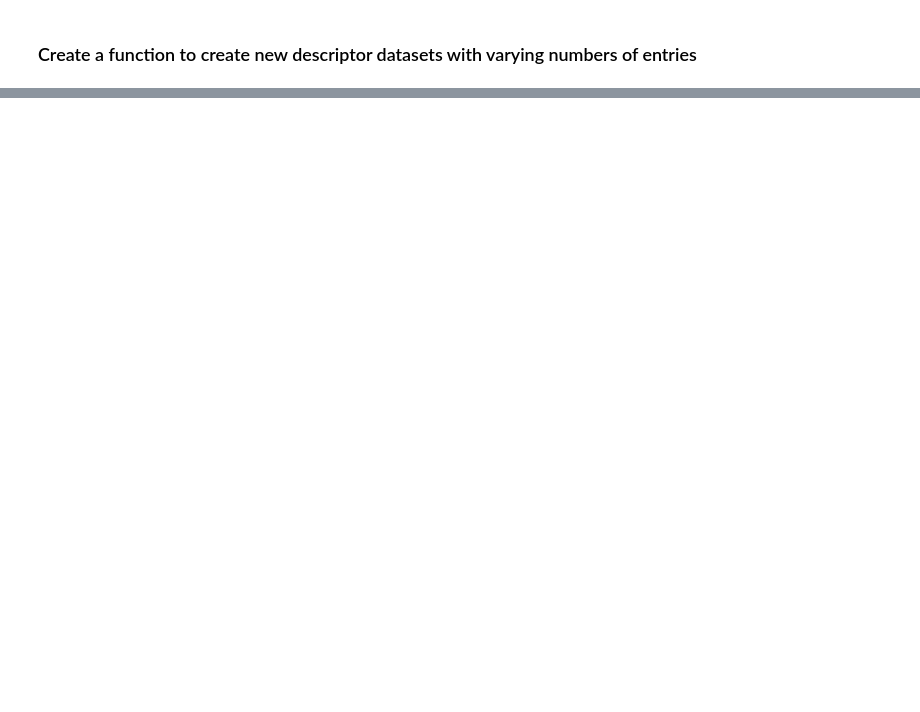
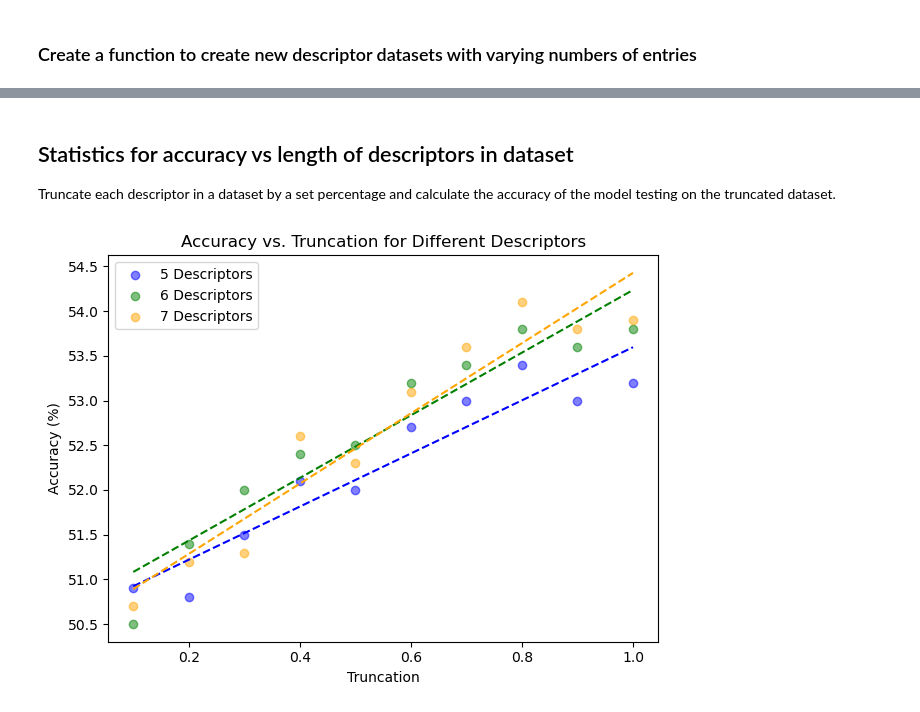
Before and after one commit to LukeHeffAI/DCLIP2, a Jupyter notebook: json_editing.ipynb, the cells around one changed output, grey strips where cells are left out. Cells and saved outputs as stored; diff of their text form; code cells hidden in the pictures; blank space fills up the shorter version.

```diff
--- a/json_editing.ipynb
+++ b/json_editing.ipynb
@@ -44,0 +152,34 @@ eight_desc_dict 8 {'Black-footed Albatross': ['Seabird with contrasting black an
+# %% [markdown]
+## Statistics for accuracy vs length of descriptors in dataset
+Truncate each descriptor in a dataset by a set percentage and calculate the accuracy of the model testing on the truncated dataset.
+# %%
+import numpy as np
+import matplotlib.pyplot as plt
+
+descriptor_count_vs_truncation_dict = {
+    "5 Descriptors": [50.9, 50.8, 51.5, 52.1, 52.0, 52.7, 53.0, 53.4, 53.0, 53.2],
+    "6 Descriptors": [50.5, 51.4, 52.0, 52.4, 52.5, 53.2, 53.4, 53.8, 53.6, 53.8],
+    "7 Descriptors": [50.7, 51.2, 51.3, 52.6, 52.3, 53.1, 53.6, 54.1, 53.8, 53.9]
+}
+
+x = np.linspace(0.1, 1.0, 10)
+
+fig, ax = plt.subplots()
+
+colors = ['blue', 'green', 'orange']
+
+for (label, values), color in zip(descriptor_count_vs_truncation_dict.items(), colors):
+    ax.scatter(x, values, color=color, alpha=0.5, label=label)
+    z = np.polyfit(x, values, 1)
+    p = np.poly1d(z)
+    ax.plot(x, p(x), color=color, linestyle='dashed')
+
+ax.set_xlabel('Truncation')
+ax.set_ylabel('Accuracy (%)')
+ax.set_title('Accuracy vs. Truncation for Different Descriptors')
+ax.legend()
+
+plt.tight_layout()
+plt.show()
+# %% [output]
+[figure, added]
```
Also changed, not shown: parts of 5 cells of this notebook.
